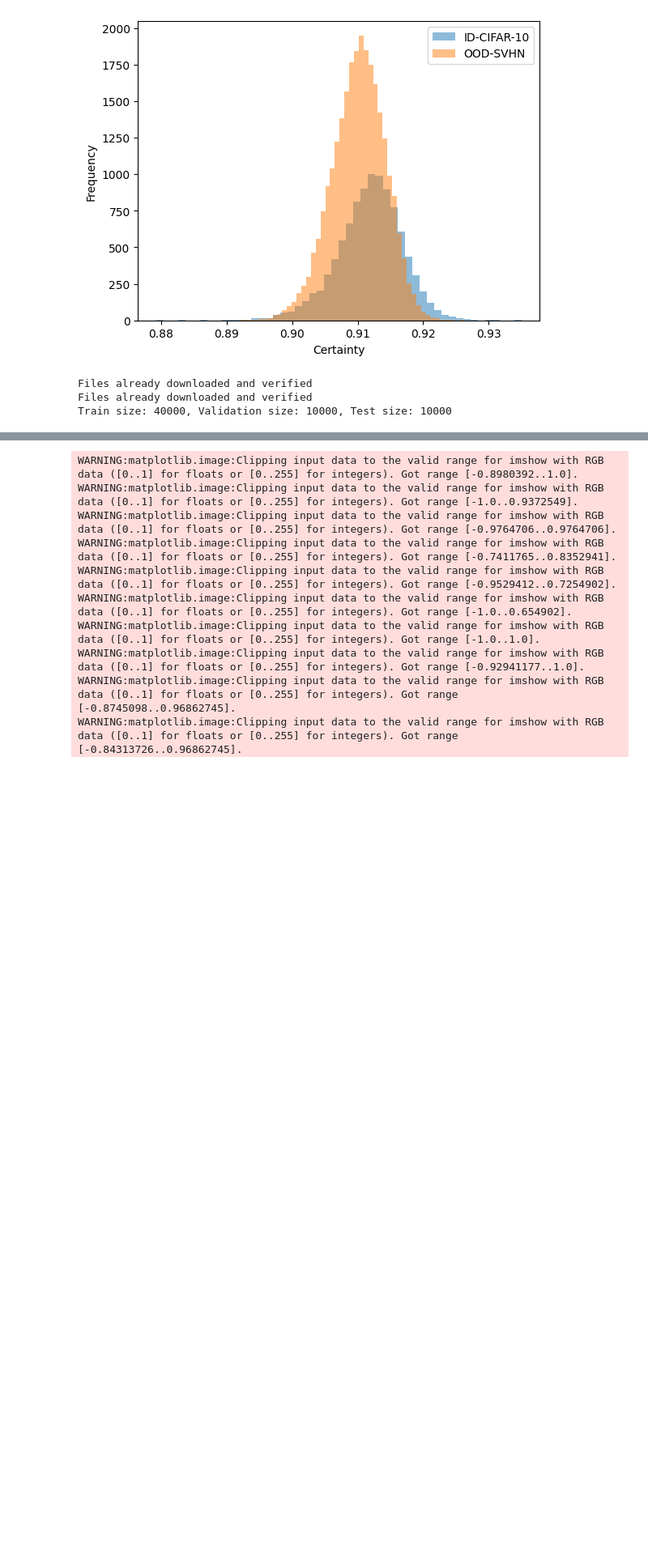
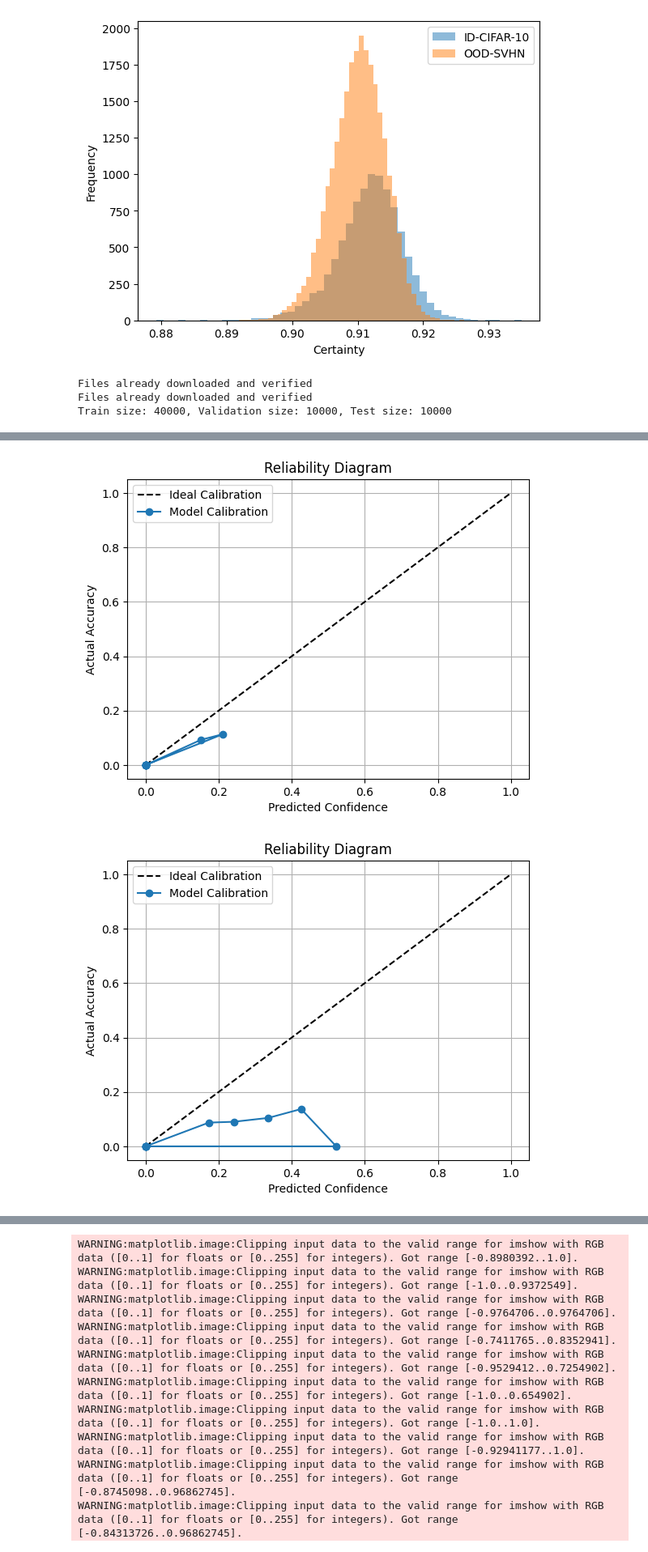
Before and after one commit to RenatFaiz/OOD-with-torch-uncertainty, a Jupyter notebook: torch_uncertainty.ipynb, the cells around one changed output, grey strips where cells are left out. Shown at 81% size. Saved outputs shown, nothing was run; the diff lists cells and outputs as text; code cells hidden in the pictures; blank space fills up the shorter version.

```diff
--- a/torch_uncertainty.ipynb
+++ b/torch_uncertainty.ipynb
@@ -606,0 +707,37 @@ ECE после TS: 0.1469
+# %%
+def reliability_diagram(logits, labels, n_bins=10, device="cuda"):
+    """Строит Reliability Diagram для анализа калибровки модели"""
+
+    logits = logits.to(device).detach()  # Отключаем градиенты
+    labels = labels.to(device).detach()
+
+    probs = torch.softmax(logits, dim=1)
+    max_probs, preds = torch.max(probs, dim=1)
+    accuracy = (preds == labels).float()
+
+    bin_boundaries = torch.linspace(0, 1, n_bins + 1, device=device)
+    bin_centers = (bin_boundaries[:-1] + bin_boundaries[1:]) / 2
+
+    avg_confidence = torch.zeros(n_bins, device=device)
+    avg_accuracy = torch.zeros(n_bins, device=device)
+
+    for i in range(n_bins):
+        bin_lower, bin_upper = bin_boundaries[i], bin_boundaries[i + 1]
+        in_bin = (max_probs >= bin_lower) & (max_probs < bin_upper)
+        if in_bin.sum() > 0:
+            avg_confidence[i] = max_probs[in_bin].mean()
+            avg_accuracy[i] = accuracy[in_bin].mean()
+
+    # Отключаем градиенты перед numpy()
+    avg_confidence = avg_confidence.cpu().detach().numpy()
+    avg_accuracy = avg_accuracy.cpu().detach().numpy()
+    bin_centers = bin_centers.cpu().detach().numpy()
+
+    plt.plot([0, 1], [0, 1], "k--", label="Ideal Calibration")
+    plt.plot(avg_confidence, avg_accuracy, marker="o", label="Model Calibration")
+    plt.xlabel("Predicted Confidence")
+    plt.ylabel("Actual Accuracy")
+    plt.title("Reliability Diagram")
+    plt.legend()
+    plt.grid()
+    plt.show()
@@ -607 +796,11 @@ ECE после TS: 0.1469
+# %%
+# Для OOD данных
+# Reliability Diagram для model_cs (без TS)
+reliability_diagram(logits_cs, labels_cs)
+
+# Reliability Diagram для ts_model (с TS)
+reliability_diagram(logits_ts, labels_ts)
+# %% [output]
+[figure, added]
+[figure, added]
 # %%
```
Also changed, not shown: parts of 20 cells of this notebook.
